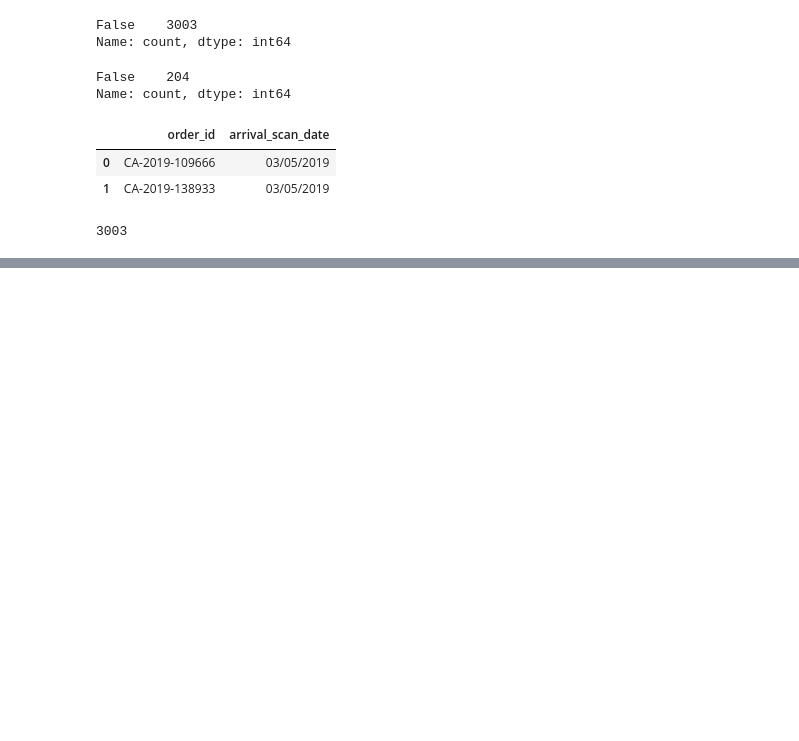
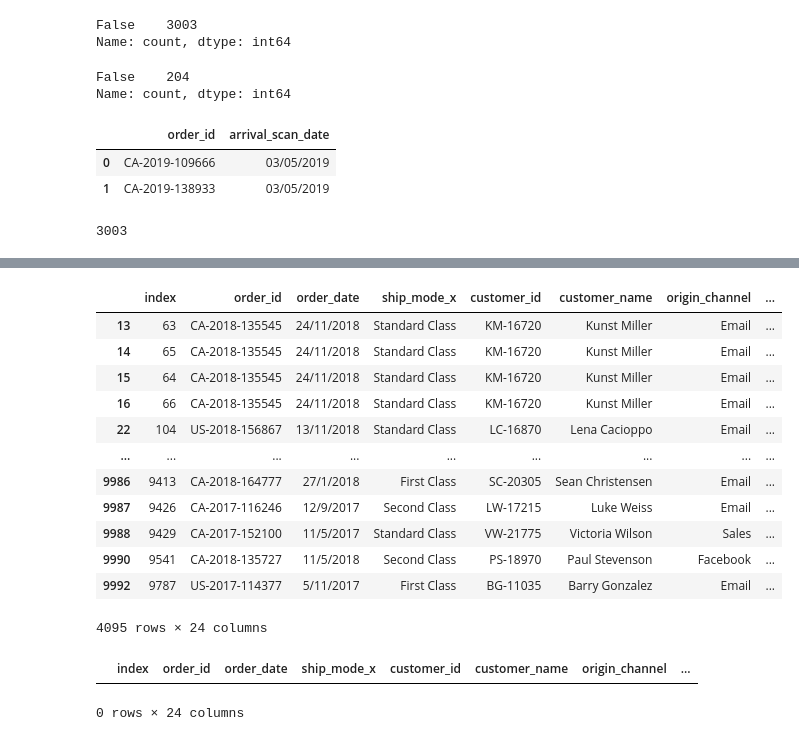
Before and after one commit to GioGonzalez07/EDA_project, a Jupyter notebook: cleaning_point.ipynb, the cells around one changed output, grey strips where cells are left out. Saved outputs shown, nothing was run; the diff lists cells and outputs as text; code cells hidden in the pictures; blank space fills up the shorter version.

```diff
--- a/cleaning_point.ipynb
+++ b/cleaning_point.ipynb
@@ -159,3 +155,28 @@ TypeError: only list-like objects are allowed to be passed to isin(), you passed
+# %%
+final_merge[final_merge['ship_mode_y'].isnull()]
+# %% [output]
+|  | index | order_id | order_date | ship_mode_x | customer_id | customer_name | origin_channel | ... |
+| 13 | 63 | CA-2018-135545 | 24/11/2018 | Standard Class | KM-16720 | Kunst Miller | Email | ... |
+| 14 | 65 | CA-2018-135545 | 24/11/2018 | Standard Class | KM-16720 | Kunst Miller | Email | ... |
+| 15 | 64 | CA-2018-135545 | 24/11/2018 | Standard Class | KM-16720 | Kunst Miller | Email | ... |
+| 16 | 66 | CA-2018-135545 | 24/11/2018 | Standard Class | KM-16720 | Kunst Miller | Email | ... |
+| 22 | 104 | US-2018-156867 | 13/11/2018 | Standard Class | LC-16870 | Lena Cacioppo | Email | ... |
+| ... | ... | ... | ... | ... | ... | ... | ... | ... |
+| 9986 | 9413 | CA-2018-164777 | 27/1/2018 | First Class | SC-20305 | Sean Christensen | Email | ... |
+| 9987 | 9426 | CA-2017-116246 | 12/9/2017 | Second Class | LW-17215 | Luke Weiss | Email | ... |
+| 9988 | 9429 | CA-2017-152100 | 11/5/2017 | Standard Class | VW-21775 | Victoria Wilson | Sales | ... |
+| 9990 | 9541 | CA-2018-135727 | 11/5/2018 | Second Class | PS-18970 | Paul Stevenson | Facebook | ... |
+| 9992 | 9787 | US-2017-114377 | 5/11/2017 | First Class | BG-11035 | Barry Gonzalez | Email | ... |
+4095 rows × 24 columns
+# %%
+## fill null values from ship_mode:y with values from ship_mode_x
+final_merge['ship_mode_y'] = final_merge['ship_mode_y'].fillna(final_merge['ship_mode_x'])
+
+## check there are no null values in ship_mode_y
+final_merge[final_merge['ship_mode_y'].isnull()]
+# %% [output]
+|  | index | order_id | order_date | ship_mode_x | customer_id | customer_name | origin_channel | ... |
+0 rows × 24 columns
 # %%
 #final_merge.insert(2, "ship_mode", final_merge["ship_mode_y"])
 #final_merge.drop(["ship_mode_x", "ship_mode_y"], axis=1, inplace=True)
```
Also changed, not shown: parts of 8 cells of this notebook, 1 other file.
